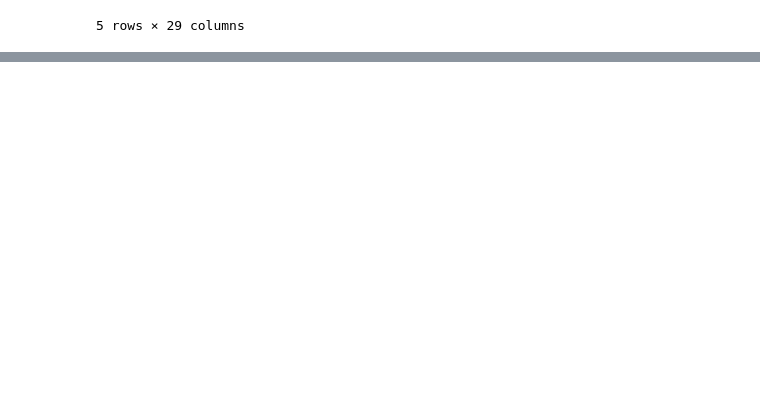
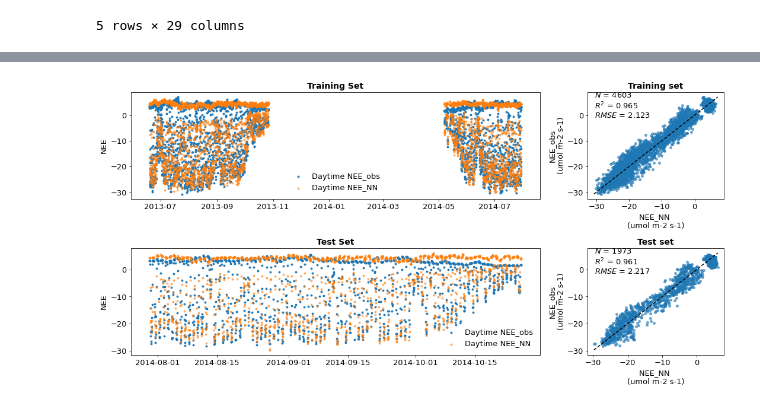
Before and after one commit to PierreTsr/FluxPartitioning, a Jupyter notebook: src/flux_NN.ipynb, the cells around one changed output, grey strips where cells are left out. Saved outputs shown, nothing was run; the diff lists cells and outputs as text; code cells hidden in the pictures; blank space fills up the shorter version.

```diff
--- a/src/flux_NN.ipynb
+++ b/src/flux_NN.ipynb
@@ -343,6 +363,55 @@ train_day = train[train.APAR_label == 1]
 train_night = train[train.APAR_label == 0]
 test_day = test[test.APAR_label == 1]
 test_night = test[test.APAR_label == 0]
+# %%
+fig, ax = plt.subplots(figsize=(15,7.5),nrows=2,ncols=2,gridspec_kw={'width_ratios': [3, 1]})
+s_circle = 8
+
+colors = 'Tsoil'
+cmap   = 'RdBu_r'
+s      = 15
+alpha  = 0.6
+NEE_ref = 'NEE_obs'
+
+
+ax[0,0].scatter(train.index,train[NEE_ref], label='Daytime '+NEE_ref,s=s_circle)
+ax[0,0].scatter(train.index,train['NEE_NN'], label='Daytime NEE_NN',s=s_circle,alpha=0.6)
+ax[0,0].set_ylabel('NEE')
+ax[0,0].set_title('Training Set', fontsize=14, fontweight='bold')
+
+
+ax[1,0].scatter(test.index,test[NEE_ref], label='Daytime '+NEE_ref,s=s_circle)
+ax[1,0].scatter(test.index,test['NEE_NN'], label='Daytime NEE_NN',s=s_circle,alpha=0.6)
+ax[1,0].set_ylabel('NEE')
+ax[1,0].set_title('Test Set', fontsize=14, fontweight='bold')
+
+
+train.plot('NEE_NN',NEE_ref,alpha = alpha,ax=ax[0,1],kind='scatter',s=15,cmap=cmap)
+test.plot('NEE_NN',NEE_ref,alpha = alpha,ax=ax[1,1],kind='scatter',s=15,cmap=cmap)
+
+ax[0,1].set_xlabel('NEE_NN \n(umol m-2 s-1)')
+ax[0,1].set_ylabel(''+NEE_ref+'\n(umol m-2 s-1)')
+ax[1,1].set_xlabel('NEE_NN \n(umol m-2 s-1)')
+ax[1,1].set_ylabel(''+NEE_ref+'\n(umol m-2 s-1)')
+
+
+diag_line(train['NEE_NN'],  train[NEE_ref],ax=ax[0,1])
+diag_line(test['NEE_NN'],  test[NEE_ref],ax=ax[1,1])
+
+
+ax[0,1].set_title('Training set',fontsize=14,fontweight='bold')
+ax[1,1].set_title('Test set',fontsize=14, fontweight='bold')
+
+
+for each_ax in ax[:,0]:
+    each_ax.legend(loc='best')
+
+plt.tight_layout()
+plt.rcParams['savefig.dpi'] = 220
+T = dt.datetime.now().strftime("%Y%m%d-%H%M%S")
+# plt.savefig('./FIGURE/NNSIF/SCOPE_Reco_'+str(i)+'.png')
+# %% [output]
+[figure, added]
 # %%
 fig, ax = plt.subplots(figsize=(15, 7.5), nrows=2, ncols=2, gridspec_kw={'width_ratios': [3, 1]})
 s_circle = 8
```
Also changed, not shown: parts of 19 cells of this notebook, 1 other file.
